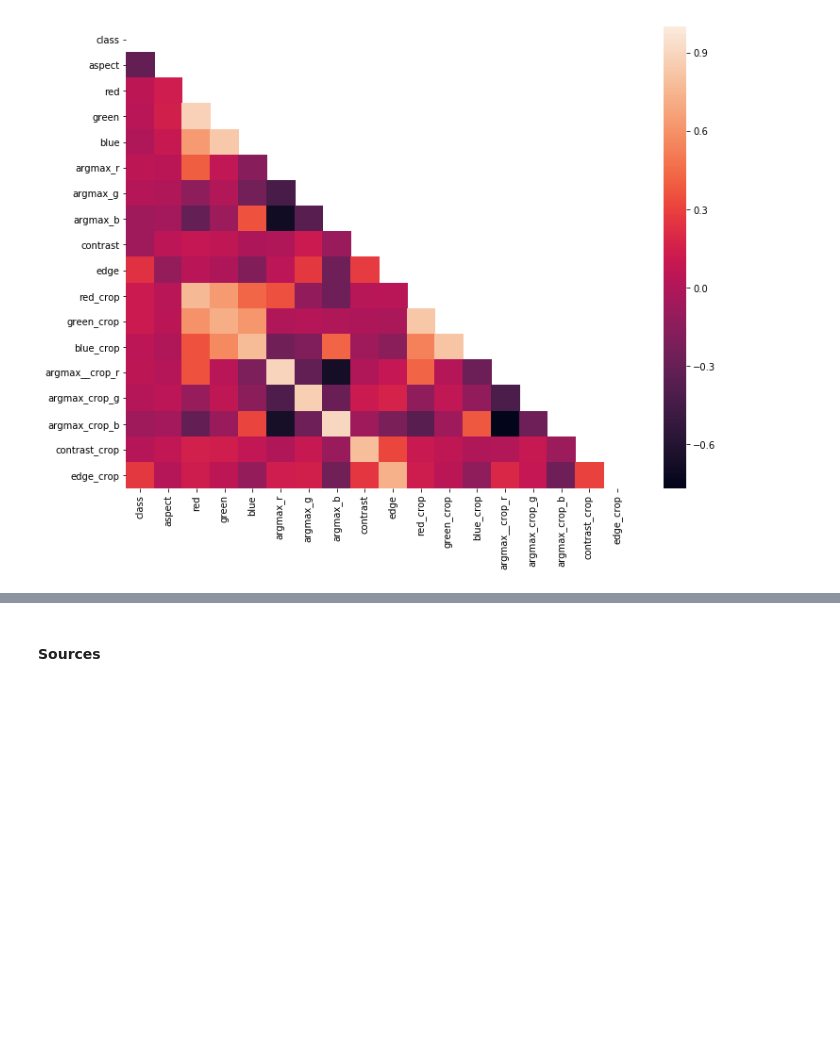
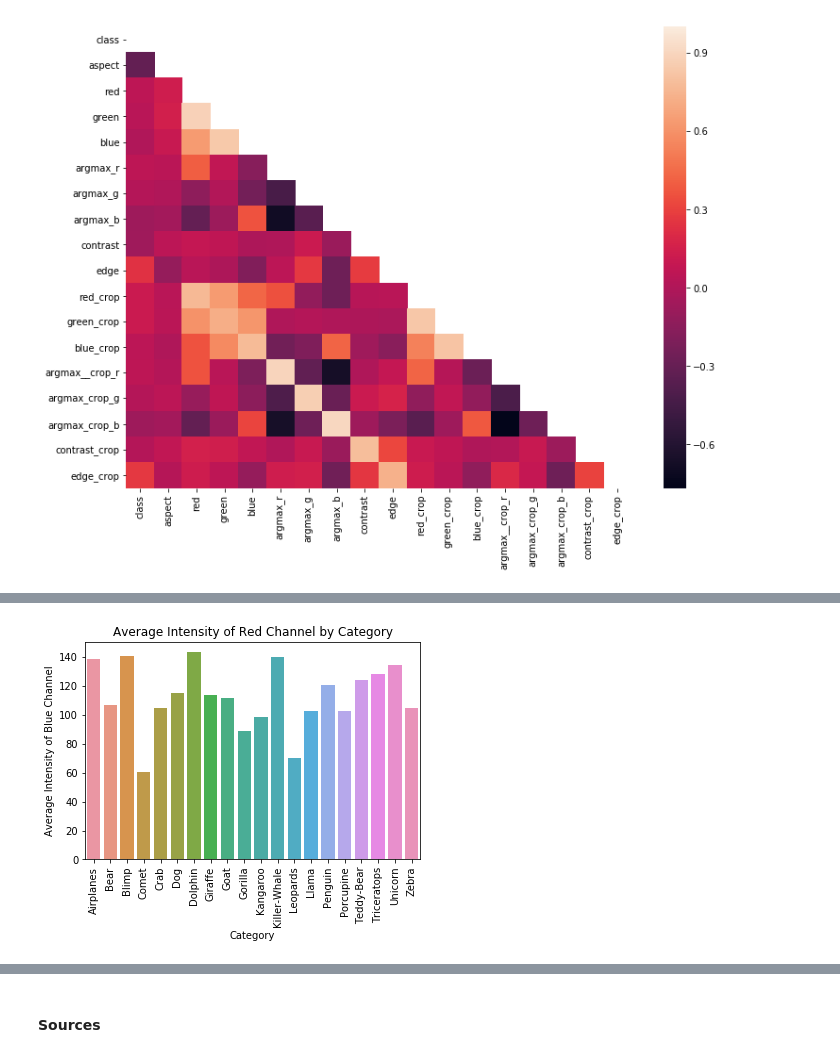
Before and after one commit to kbyagnik/ds100_gradProj, a Jupyter notebook: GradProject_NB2.ipynb, the cells around one changed output, grey strips where cells are left out. Saved outputs shown, nothing was run; the diff lists cells and outputs as text; code cells hidden in the pictures; blank space fills up the shorter version.

Commit message:
Add graphs

```diff
--- a/GradProject_NB2.ipynb
+++ b/GradProject_NB2.ipynb
@@ -149,7 +149,8 @@ def feature_frame(df, image_field="image"):
 
     return df
 # %%
-starting_data = pd.read_pickle("./starting_data_part1.pkl")
+#starting_data = pd.read_pickle("./starting_data_part1.pkl")
+starting_data = pd.read_pickle("./starting_data.pkl")
 train_df = feature_frame(starting_data, image_field="image")
 train_df.head()
 # %% [output]
@@ -183,0 +189,14 @@ sns.heatmap(corr, mask=mask)
+# %%
+category_list = ["Airplanes","Bear","Blimp","Comet","Crab","Dog","Dolphin",
+                     "Giraffe","Goat","Gorilla","Kangaroo","Killer-Whale",
+                     "Leopards","Llama","Penguin","Porcupine","Teddy-Bear",
+                     "Triceratops","Unicorn","Zebra"]
+new_df = train_df.groupby('class').agg('mean').reset_index()
+sns.barplot(x = 'class', y = 'blue', data = new_df)
+plt.xticks(range(len(category_list)), category_list, rotation = 90)
+plt.xlabel('Category')
+plt.ylabel('Average Intensity of Blue Channel')
+plt.title('Average Intensity of Red Channel by Category')
+plt.show()
+# %% [output]
+[figure, added]
```
Also changed, not shown: parts of 4 cells of this notebook, 1 other file.
